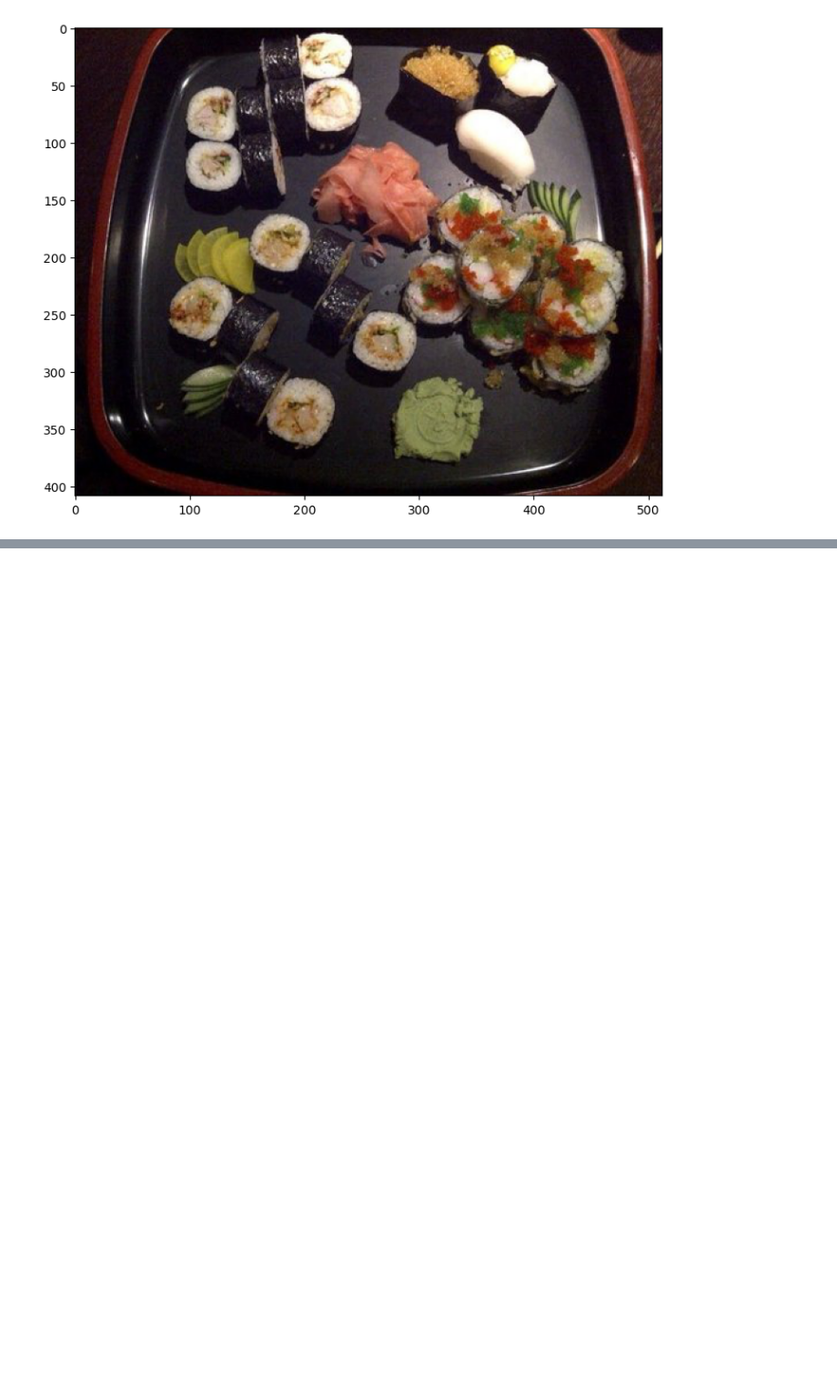
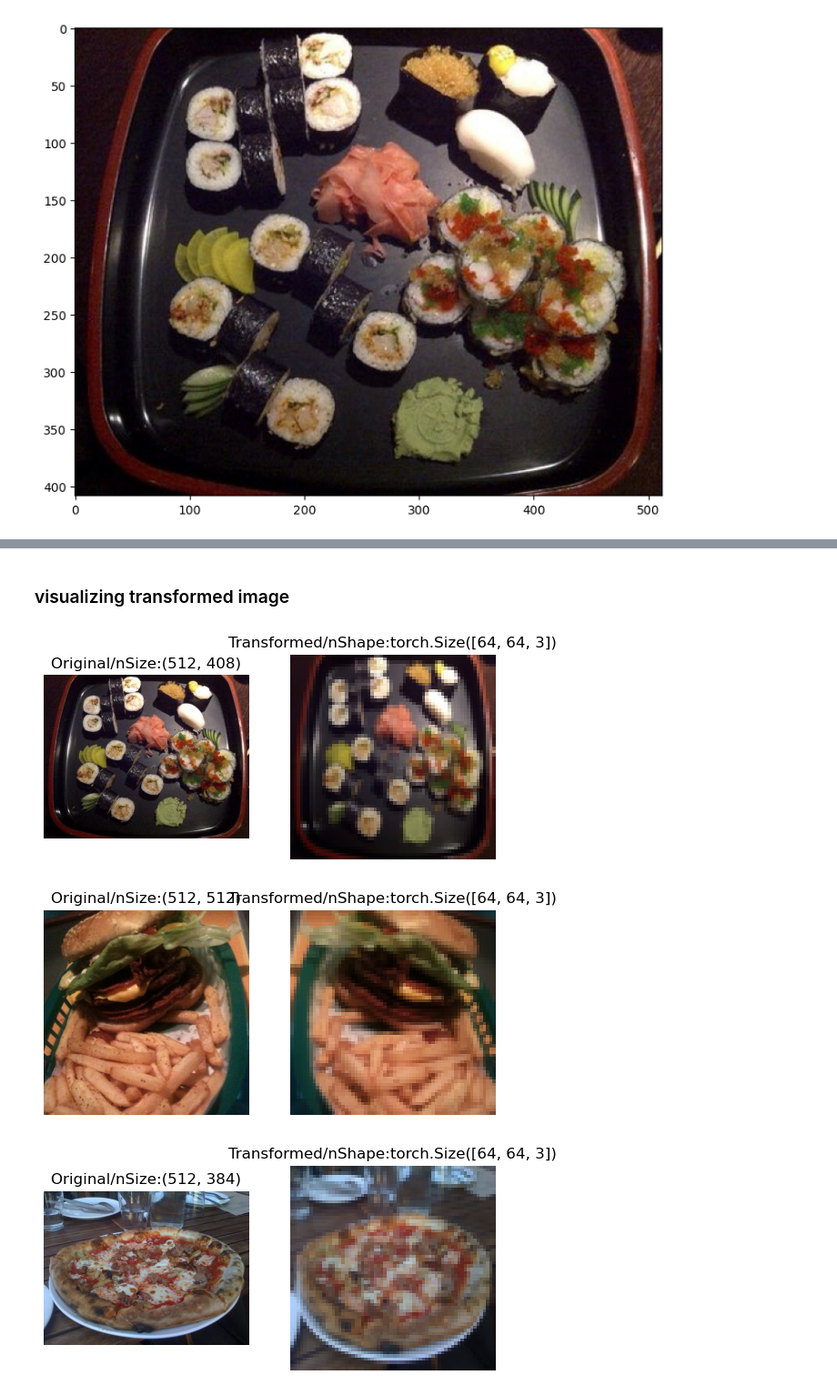
Before and after one commit to YalleyKojo/torch, a Jupyter notebook: custom_datasets.ipynb, the cells around one changed output, grey strips where cells are left out. Shown at 91% size. Cells and saved outputs as stored; diff of their text form; code cells hidden in the pictures; blank space fills up the shorter version.

```diff
--- a/custom_datasets.ipynb
+++ b/custom_datasets.ipynb
@@ -129,0 +143,45 @@ plt.imshow(img_array)
+# %%
+# write a transform for the image
+
+data_transform=transforms.Compose([
+    # Resize our images 64x64
+    transforms.Resize(size=(64,64)),
+    # flip the images randomly
+    transforms.RandomHorizontalFlip(p=0.5),
+    # turn image into torch tensor
+    transforms.ToTensor()
+
+])
+# %% [markdown]
+### visualizing transformed image
+# %%
+def plot_transformed_image(image_path,transform,n=3,seed=42):
+    """
+    Selects random images from a path of images and loads/transforms
+    then plots the original vs the transformed
+    """
+    if seed:
+        random.seed(seed)
+    random_image_paths=random.sample(image_path,k=n)
+    for imaage_path in random_image_paths:
+        with Image.open(imaage_path) as f:
+            fig,ax=plt.subplots(nrows=1,ncols=2)
+            ax[0].imshow(f)
+            ax[0].set_title(f"Original/nSize:{f.size}")
+            ax[0].axis(False)
+
+            # Transform and plot target image
+            transformed_image=transform(f).permute(1,2,0)# permutes the tensor changing the shape from C.H.W to H,W,C
+            ax[1].imshow(transformed_image)
+            ax[1].set_title(f"Transformed/nShape:{transformed_image.shape}")
+            ax[1].axis(False)
+
+            #fig.suptitle(f"Class:{image_path.parent.stem},fontsize=16")
+
+plot_transformed_image(image_path=image_path_list,
+                       transform=data_transform,
+                       n=3,seed=42)
+# %% [output]
+[figure, added]
+[figure, added]
+[figure, added]
```
Also changed, not shown: parts of 13 cells of this notebook.
